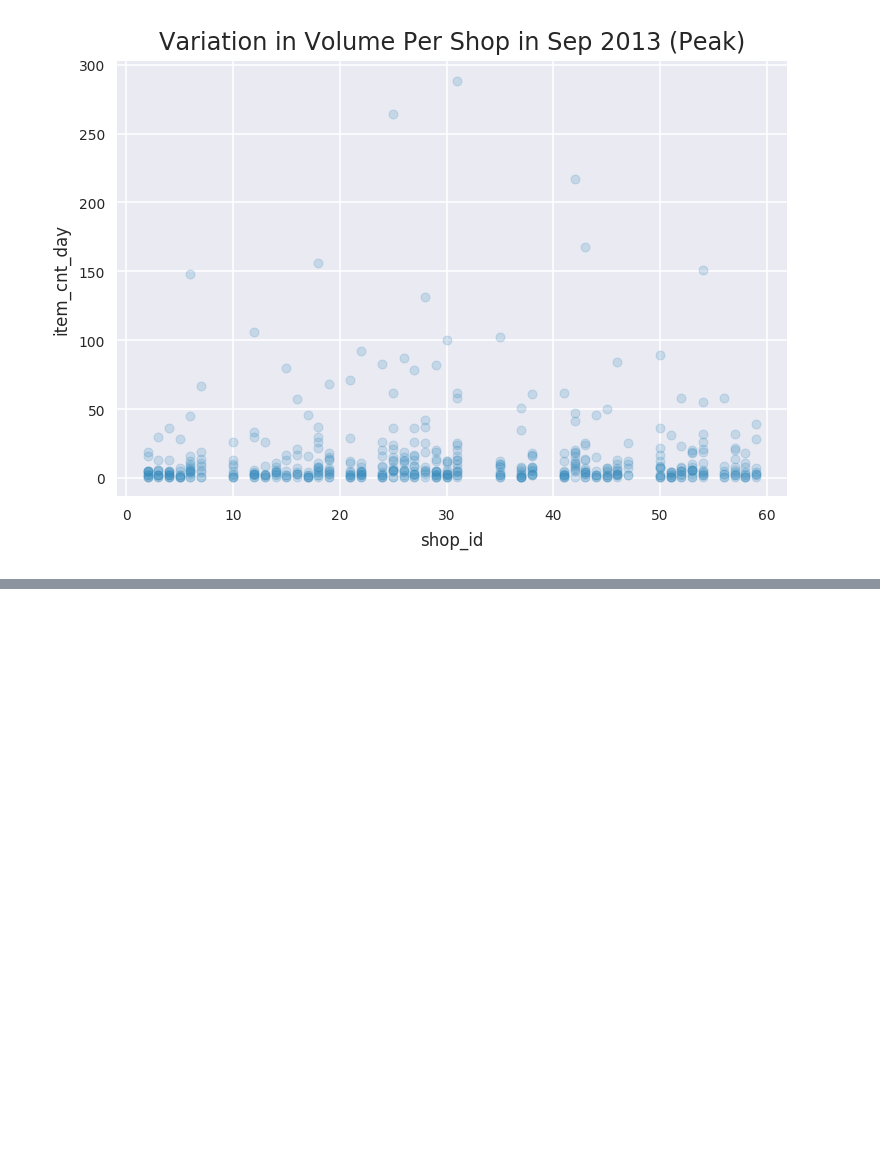
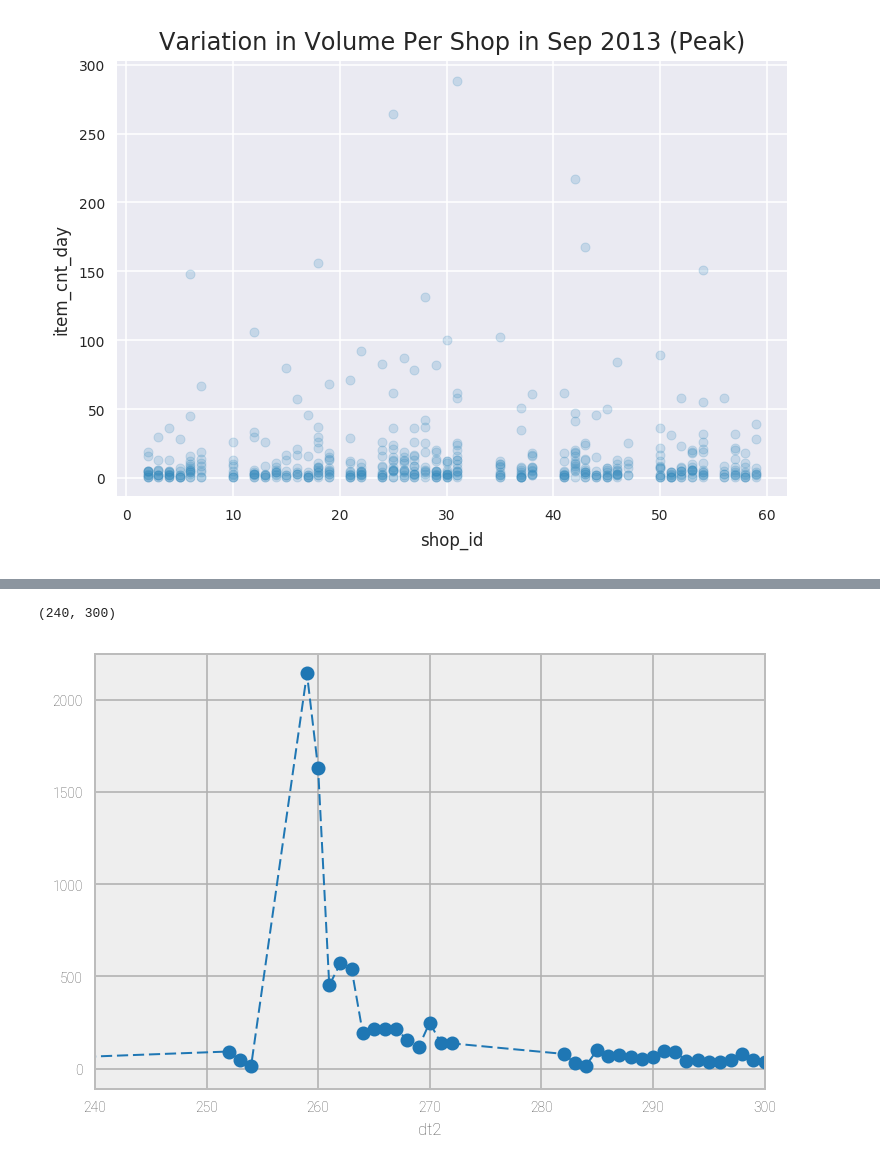
Before and after one commit to jamesoliver1981/Future_Sales, a Jupyter notebook: jupyter/EDA_J2_04_Price_variation.ipynb, the cells around one changed output, grey strips where cells are left out. Saved outputs shown, nothing was run; the diff lists cells and outputs as text; code cells hidden in the pictures; blank space fills up the shorter version.

```diff
--- a/jupyter/EDA_J2_04_Price_variation.ipynb
+++ b/jupyter/EDA_J2_04_Price_variation.ipynb
@@ -176,0 +122,9 @@ list(set(train2.YM))[0:9]
+# %%
+#need to group this by day and then can plot
+train2[train2.item_id==3732].groupby(["dt2"])["item_cnt_day"].sum().plot(kind="line",x="dt2",y="item_cnt_day",linestyle='--', marker='o')
+#plt.axes().set_xticks([0,100,200,250,300,350,400,600,800,1000])
+plt.axes().set_xticks([240,250,260,270,280,290,300])
+plt.axes().set_xlim([240,300])
+# %% [output]
+(240, 300)
+[figure, added]
```
Also changed, not shown: parts of 12 cells of this notebook.
